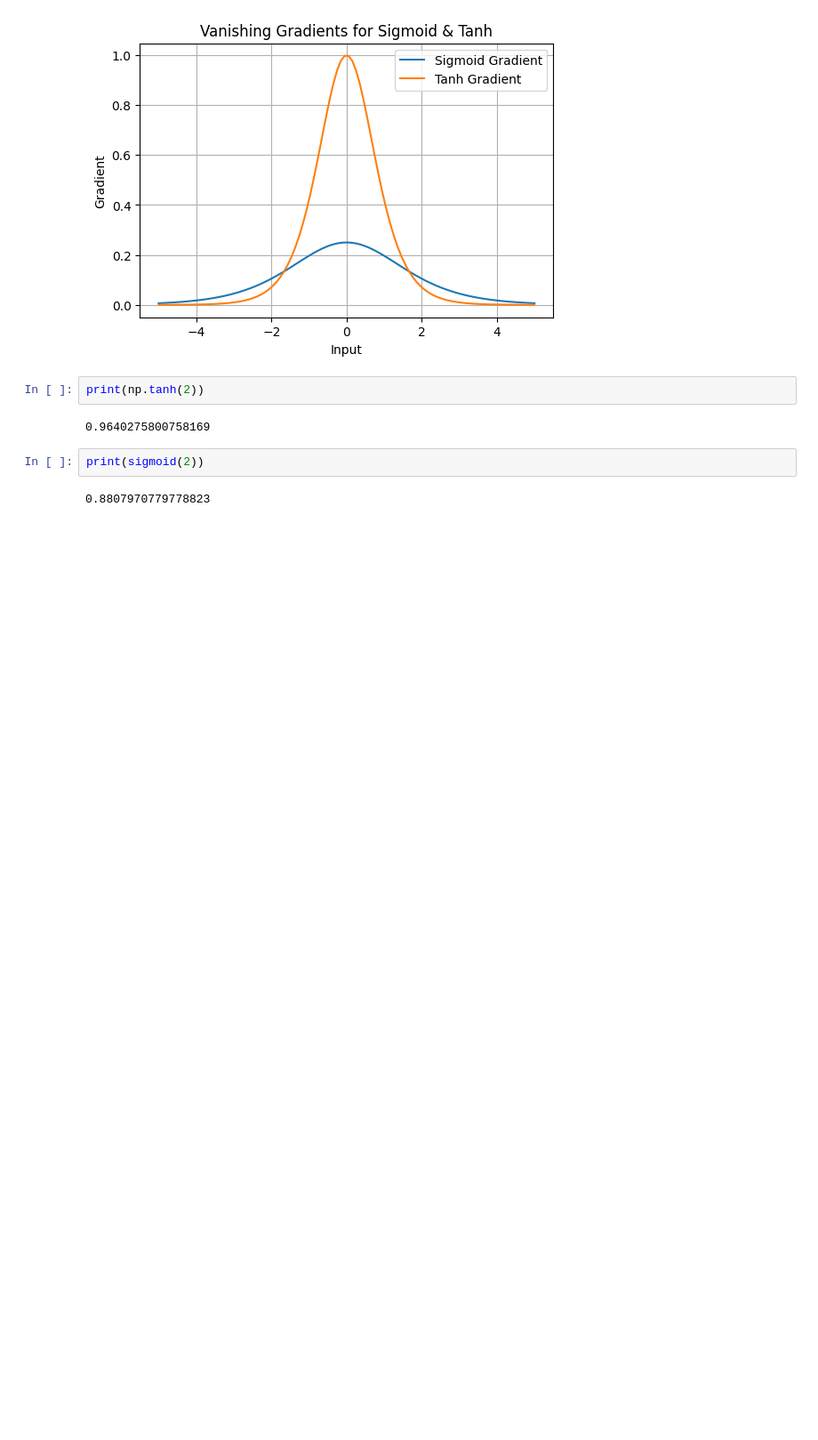
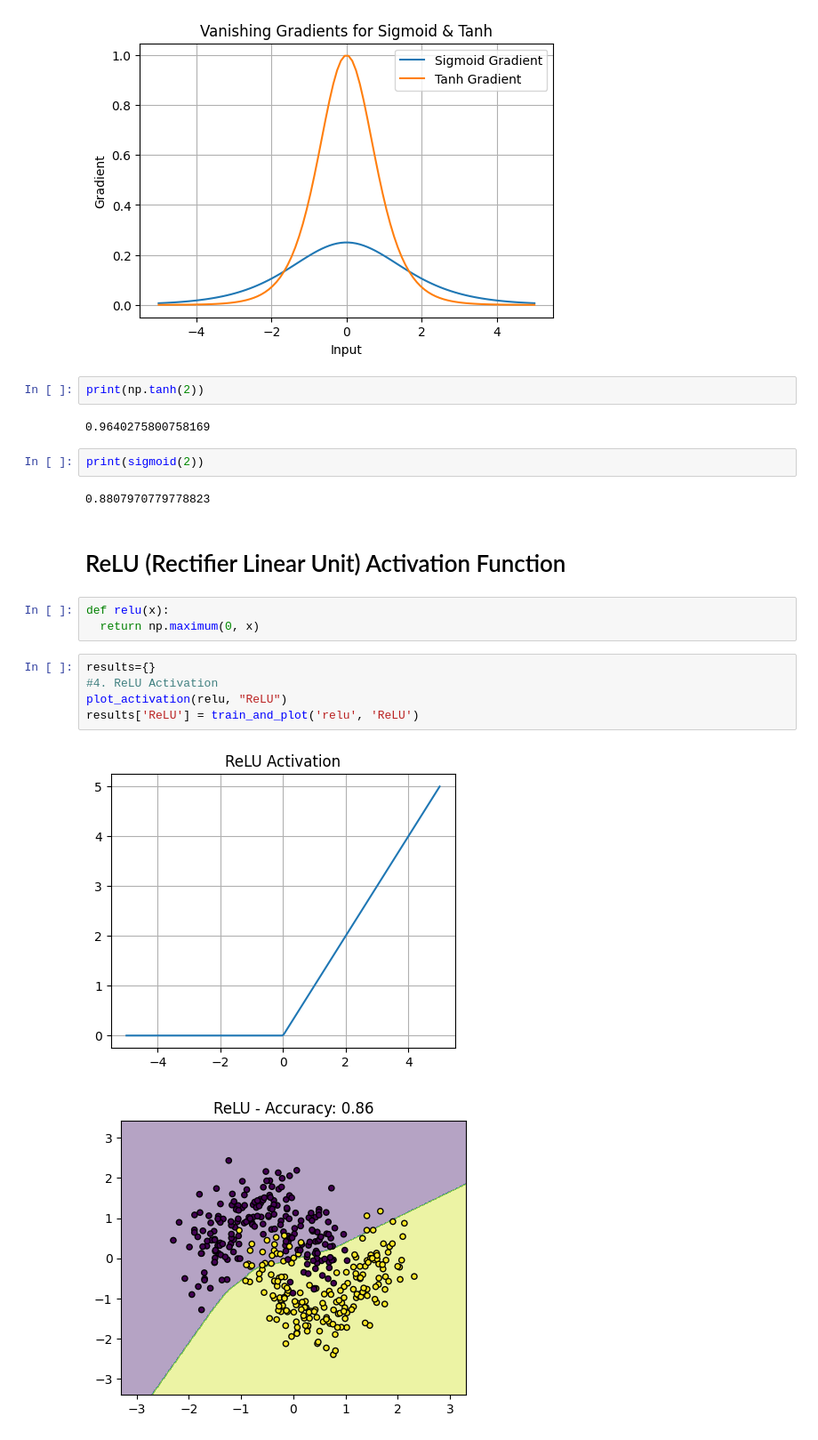
Before and after one commit to PavanPk1/MyPractice_Colab_notebooks, a Jupyter notebook: Deep Learning/ActivationFunction.ipynb, the cells around one changed output. Shown at 89% size. Saved outputs shown, nothing was run; the diff lists cells and outputs as text; blank space fills up the shorter version.

Commit message:
Sigmoid,Tanh, ReLU, Softmax Activation Functions.

```diff
--- a/Deep Learning/ActivationFunction.ipynb
+++ b/Deep Learning/ActivationFunction.ipynb
@@ -179,3 +179,16 @@ print(np.tanh(2))
 print(sigmoid(2))
 # %% [output]
 0.8807970779778823
+# %% [markdown]
+# ReLU (Rectifier Linear Unit) Activation Function
+# %%
+def relu(x):
+  return np.maximum(0, x)
+# %%
+results={}
+#4. ReLU Activation
+plot_activation(relu, "ReLU")
+results['ReLU'] = train_and_plot('relu', 'ReLU')
+# %% [output]
+[figure, added]
+[figure, added]
```
Also changed, not shown: parts of 18 cells of this notebook.
